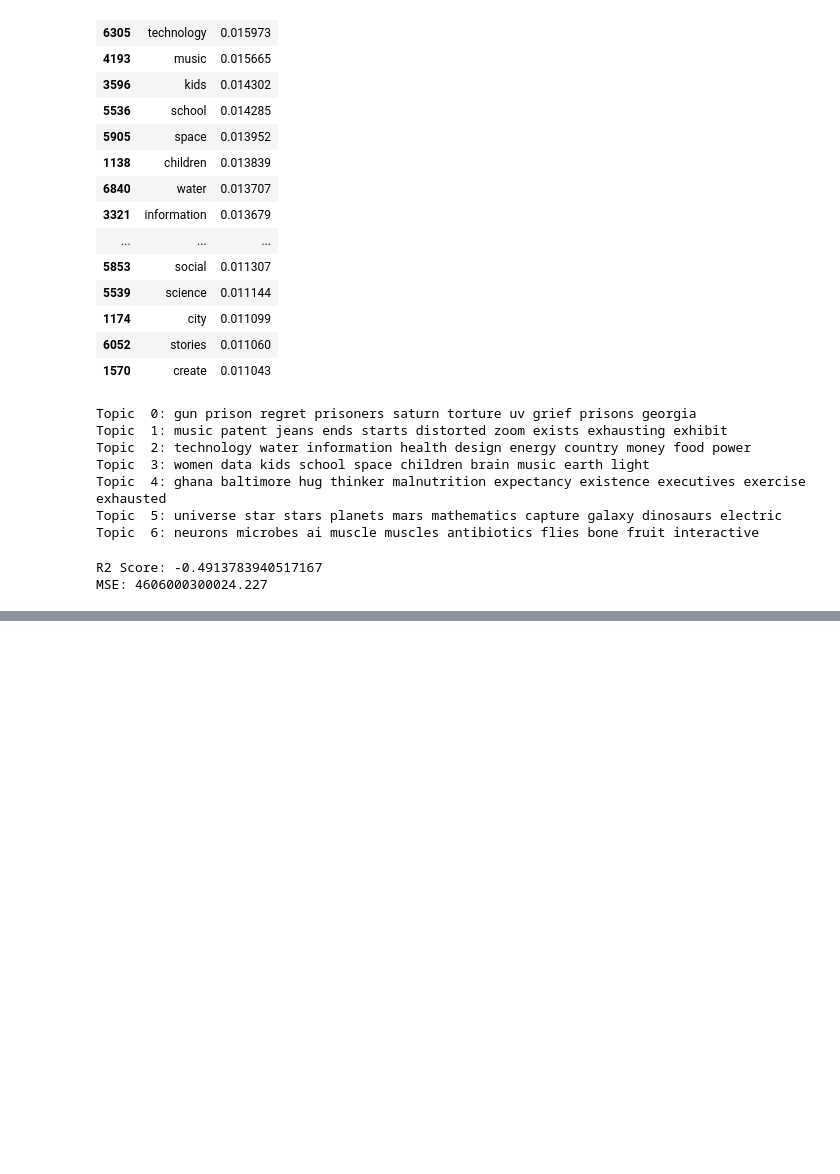
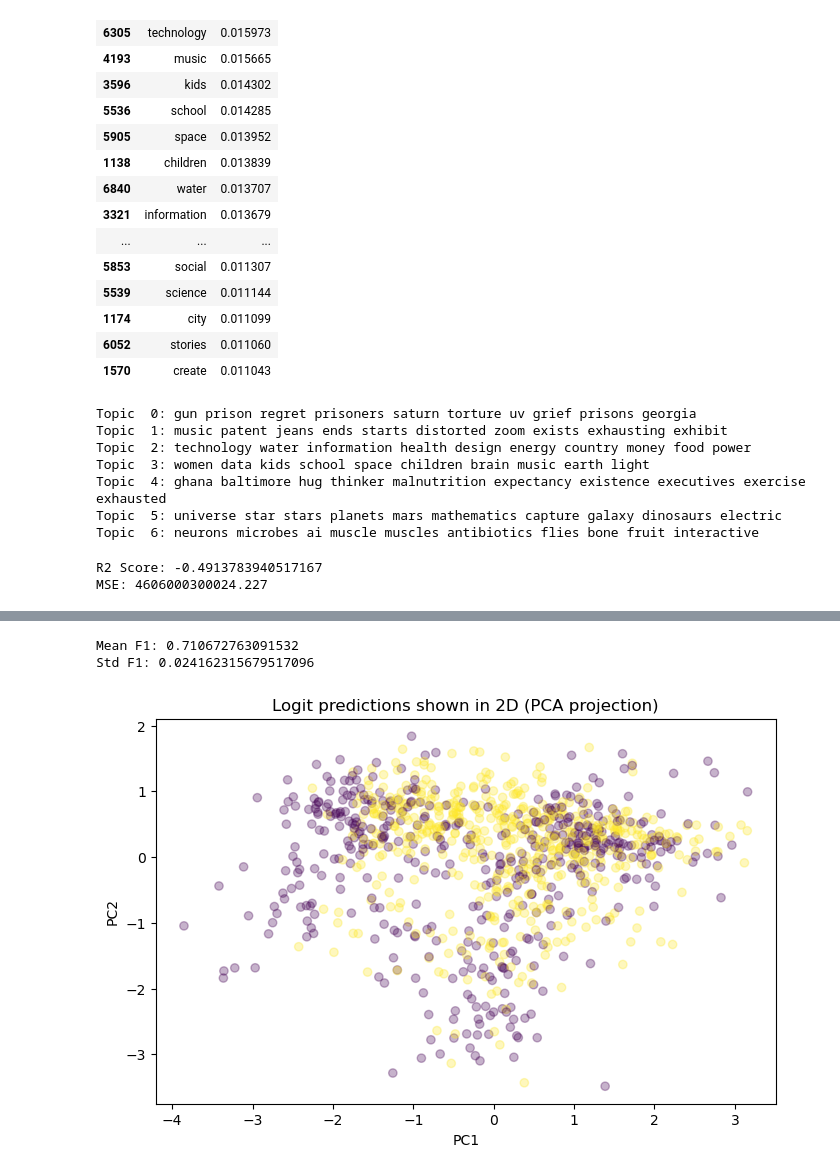
Before and after one commit to kyleenaxin/3350-final, a Jupyter notebook: project.ipynb, the cells around one changed output, grey strips where cells are left out. Saved outputs shown, nothing was run; the diff lists cells and outputs as text; code cells hidden in the pictures; blank space fills up the shorter version.

Commit message:
logistic regression of non textual features

```diff
--- a/project.ipynb
+++ b/project.ipynb
@@ -173,0 +183,77 @@ MSE: 4606000300024.227
+# %%
+df = pd.read_csv("data/tedtalk_sample.csv")
+
+#creating a popular/high views column to define what high views means in the dataset
+df["high_views"] = (df["views"] > df["views"].median()).astype(int)
+
+# polishing up the features to be easier to work with!
+df["recorded_year"] = pd.to_datetime(df["recorded_date"]).dt.year
+df["log_comments"] = np.log1p(df["comments"])
+df["log_duration"] = np.log1p(df["duration"])
+
+top_jobs = df["occupations"].value_counts().nlargest(25).index
+df["occupation_clean"] = df["occupations"].where(
+    df["occupations"].isin(top_jobs), "Other"
+)
+# %%
+#we dropped the first column here to avoid multi colinearity
+X_categorical = pd.get_dummies(
+    df[["occupation_clean"]],
+    drop_first=True
+)
+
+X_num = df[["log_comments", "log_duration", "recorded_year"]]
+
+X = pd.concat([X_num, X_categorical], axis=1)
+y = df["high_views"]
+
+#scaling the features so they all contribute and are weighted fairly
+scaler = StandardScaler()
+X[X_num.columns] = scaler.fit_transform(X[X_num.columns])
+
+#logistic regression process as used in lecture 5
+logit_clf = LogisticRegression(
+    max_iter=1000,
+    class_weight="balanced",
+    random_state=42
+)
+
+f1 = cross_val_score(
+    logit_clf,
+    X,
+    y,
+    scoring = "f1",
+    cv = 5
+)
+
+print("Mean F1:", f1.mean())
+print("Std F1:", f1.std())
+
+logit_clf.fit(X, y)
+y_logit = logit_clf.predict(X)
+coef_df = (
+    pd.DataFrame({
+        "feature": X.columns,
+        "coef": logit_clf.coef_[0]
+    })
+    .sort_values(by="coef", ascending=False)
+)
+# %% [output]
+Mean F1: 0.710672763091532
+Std F1: 0.024162315679517096
+# %%
+from sklearn.decomposition import PCA
+
+X_2d = PCA(n_components=2, random_state=42).fit_transform(X.values)
+
+logit_clf.fit(X, y)
+y_pred = logit_clf.predict(X)
+
+plt.figure(figsize=(8,5))
+plt.scatter(X_2d[:,0], X_2d[:,1], c=y_pred, alpha=0.3)
+plt.title("Logit predictions shown in 2D (PCA projection)")
+plt.xlabel("PC1")
+plt.ylabel("PC2")
+plt.show()
+# %% [output]
+[figure, added]
```
Also changed, not shown: parts of 2 cells of this notebook.
